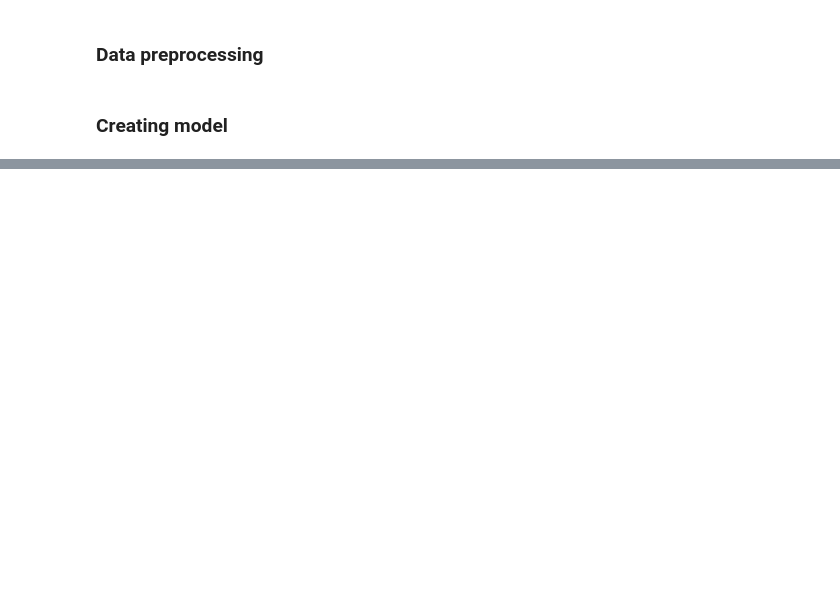
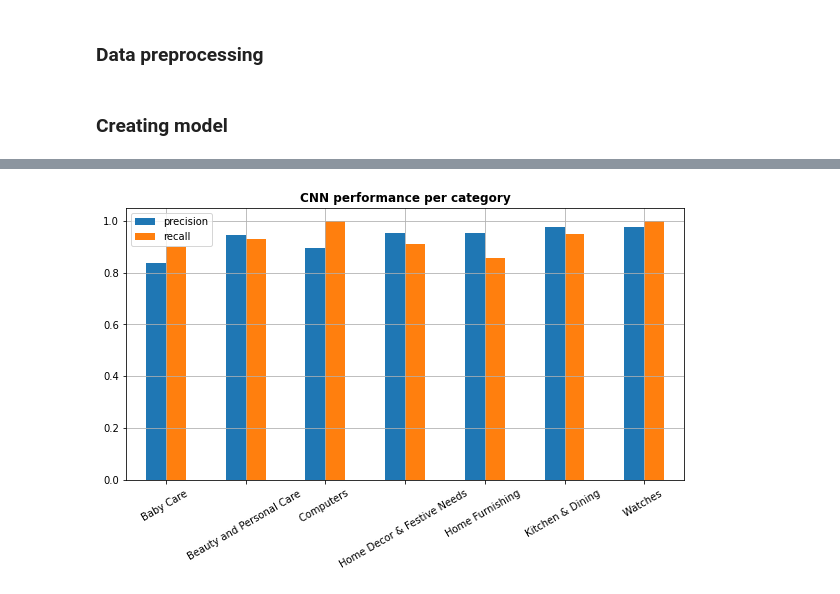
Before and after one commit to AHollierDS/ParcoursDS_Projet6, a Jupyter notebook: P6_03-CNN_classification.ipynb, the cells around one changed output, grey strips where cells are left out. Saved outputs shown, nothing was run; the diff lists cells and outputs as text; code cells hidden in the pictures; blank space fills up the shorter version.

```diff
--- a/P6_03-CNN_classification.ipynb
+++ b/P6_03-CNN_classification.ipynb
@@ -143,0 +163,12 @@ plt.show()
+# %%
+# Train - test split
+from sklearn.model_selection import train_test_split
+
+y_ = pd.get_dummies(data['category'])
+X_train_rgb, X_test_rgb, y_train_rgb, y_test_rgb = train_test_split(img_collec_rgb, y_, test_size = 0.3)
+# %%
+# Training model
+new_model.fit(X_train_rgb, y_train_rgb,
+              batch_size = 100,
+              epochs = 20,
+              validation_split = 0.2)
@@ -143,0 +194,6 @@ plt.show()
+# %%
+# Model performance
+from sklearn.metrics import classification_report
+y_pred_rgb = new_model.predict(X_test_rgb)
+
+print(classification_report(y_test_rgb.values.argmax(axis = 1), y_pred_rgb.argmax(axis = 1)))
@@ -143,0 +231,15 @@ plt.show()
+# %%
+# Plotting scores
+report = classification_report(y_test_rgb.values.argmax(axis = 1),
+                               y_pred_rgb.argmax(axis = 1),
+                               output_dict = True)
+
+df_report = pd.DataFrame(report).iloc[:2,:7]
+df_report.columns = y_.columns
+
+df_report.T.plot(kind = 'bar', figsize = (10,5), rot = 30)
+plt.title('CNN performance per category', fontweight = 'bold')
+plt.grid(True)
+plt.show()
+# %% [output]
+[figure, added]
```
Also changed, not shown: parts of 12 cells of this notebook.
